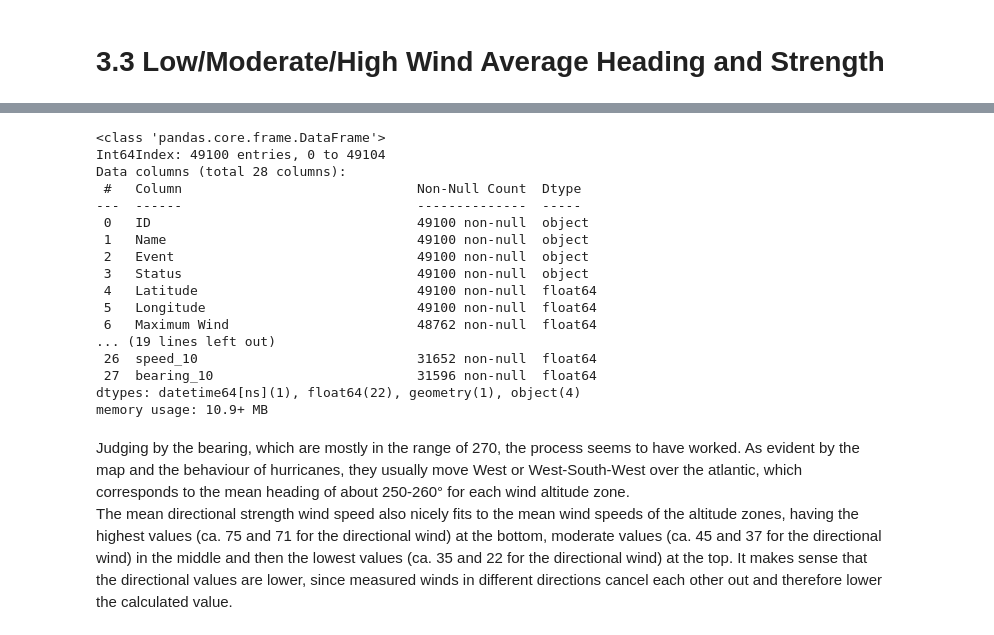
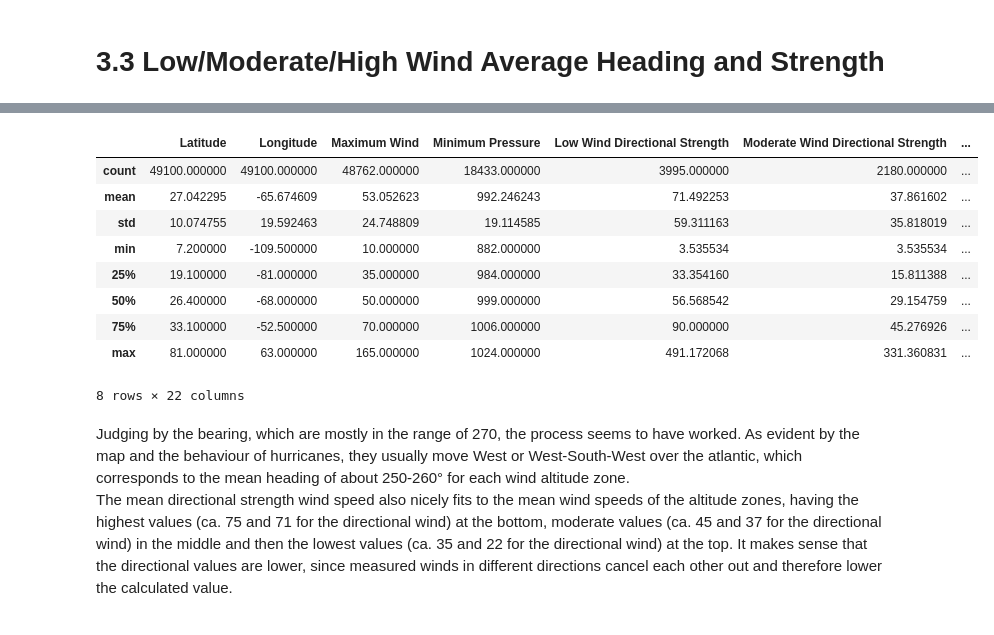
Before and after one commit to simon-donike/eot_machine_learning, a Jupyter notebook: hurricanes.ipynb, the cells around one changed output, grey strips where cells are left out. Drawn from its saved outputs; the diff is of its cells as text; code cells hidden in the pictures.

```diff
--- a/hurricanes.ipynb
+++ b/hurricanes.ipynb
@@ -321,7 +324,7 @@ import haversine
 
 # returns compass bearing for 2 points
 def get_bearing(pointA, pointB):
-    """ taken from https://gist.github.com/jeromer/2005586"""
+    """ taken from https://gist.github.com/jeromer/2005586, public domain license"""
     if (type(pointA) != tuple) or (type(pointB) != tuple):
         raise TypeError("Only tuples are supported as arguments")
     lat1 = math.radians(pointA[0])
@@ -349,7 +352,10 @@ for a,b in zip(lon,lat):
 
 # Calculate distance, speed and bearing to previous data point/s
 def calculate_dist_speed_bearing_from_loc(ids,loc_tuples,timestamp,data_point):
-    """ adapted from distance calculation from Gil Salvans, added speed and bearing calc """
+    # iteration structure adapted with permission from distance calculation by Gil Salvans
+    # https://github.com/gilsalvans/WS_DataScience_SalvansTorras/blob/main/Salvans_notebook_20W856113.ipynb
+    # additionally implemented speed and bearing calc
+    # additionally implemented dynamic choice of how far back in time the data is taken
     distance = []
     speed = []
     bearing = []
@@ -448,6 +454,7 @@ def get_distance(x1,y1,x2,y2):
     return math.sqrt( ((x2-x1)**2) + ((y2-y1)**2) )
 
 # returns compass bearing for 2 points
+"""
 def get_bearing(pointA, pointB):
     """ taken from https://gist.github.com/jeromer/2005586"""
     if (type(pointA) != tuple) or (type(pointB) != tuple):
@@ -460,7 +467,7 @@ def get_bearing(pointA, pointB):
     initial_bearing = math.atan2(x, y)
     initial_bearing = math.degrees(initial_bearing)
     compass_bearing = (initial_bearing + 360) % 360
-    return compass_bearing
+    return compass_bearing"""
 
 # returns distance of wind avg. point as well as bearing
 def get_wind_info(wind_list):
@@ -524,25 +531,18 @@ data = data.drop(["High Wind NE","High Wind NW","High Wind SE","High Wind SW" ],
 del low_wind_strength,mod_wind_strength,high_wind_strength,low_wind_bearing,mod_wind_bearing,high_wind_bearing
 # %%
 """ Lets look at the statistics for the newly created values"""
-data.info()
+data.describe()
 # %% [output]
+|  | Latitude | Longitude | Maximum Wind | Minimum Pressure | Low Wind Directional Strength | Moderate Wind Directional Strength | ... |
+| count | 49100.000000 | 49100.000000 | 48762.000000 | 18433.000000 | 3995.000000 | 2180.000000 | ... |
+| mean | 27.042295 | -65.674609 | 53.052623 | 992.246243 | 71.492253 | 37.861602 | ... |
+| std | 10.074755 | 19.592463 | 24.748809 | 19.114585 | 59.311163 | 35.818019 | ... |
+| min | 7.200000 | -109.500000 | 10.000000 | 882.000000 | 3.535534 | 3.535534 | ... |
+| 25% | 19.100000 | -81.000000 | 35.000000 | 984.000000 | 33.354160 | 15.811388 | ... |
+| 50% | 26.400000 | -68.000000 | 50.000000 | 999.000000 | 56.568542 | 29.154759 | ... |
+| 75% | 33.100000 | -52.500000 | 70.000000 | 1006.000000 | 90.000000 | 45.276926 | ... |
+| max | 81.000000 | 63.000000 | 165.000000 | 1024.000000 | 491.172068 | 331.360831 | ... |
-<class 'pandas.core.frame.DataFrame'>
-Int64Index: 49100 entries, 0 to 49104
-Data columns (total 28 columns):
- #   Column                              Non-Null Count  Dtype
----  ------                              --------------  -----
- 0   ID                                  49100 non-null  object
- 1   Name                                49100 non-null  object
- 2   Event                               49100 non-null  object
- 3   Status                              49100 non-null  object
- 4   Latitude                            49100 non-null  float64
- 5   Longitude                           49100 non-null  float64
- 6   Maximum Wind                        48762 non-null  float64
-... (19 lines left out)
- 26  speed_10                            31652 non-null  float64
- 27  bearing_10                          31596 non-null  float64
-dtypes: datetime64[ns](1), float64(22), geometry(1), object(4)
-memory usage: 10.9+ MB
+8 rows × 22 columns
 # %% [markdown]
 Judging by the bearing, which are mostly in the range of 270, the process seems to have worked. As evident by the map and the behaviour of hurricanes, they usually move West or West-South-West over the atlantic, which corresponds to the mean heading of about 250-260° for each wind altitude zone.
 The mean directional strength wind speed also nicely fits to the mean wind speeds of the altitude zones, having the highest values (ca. 75 and 71 for the directional wind) at the bottom, moderate values (ca. 45 and 37 for the directional wind) in the middle and then the lowest values (ca. 35 and 22 for the directional wind) at the top. It makes sense that the directional values are lower, since measured winds in different directions cancel each other out and therefore lower the calculated value.
```
Also changed, not shown: parts of 5 cells of this notebook.
